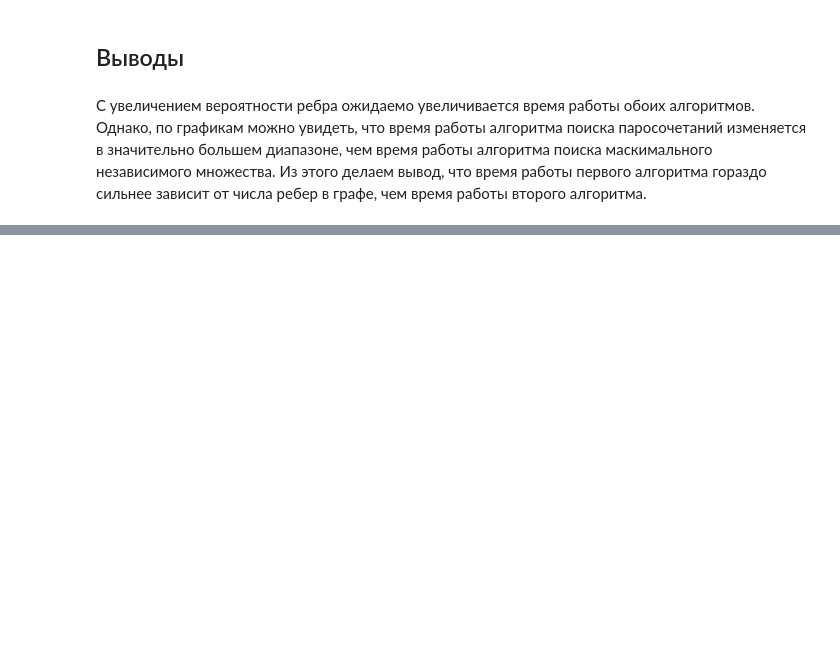
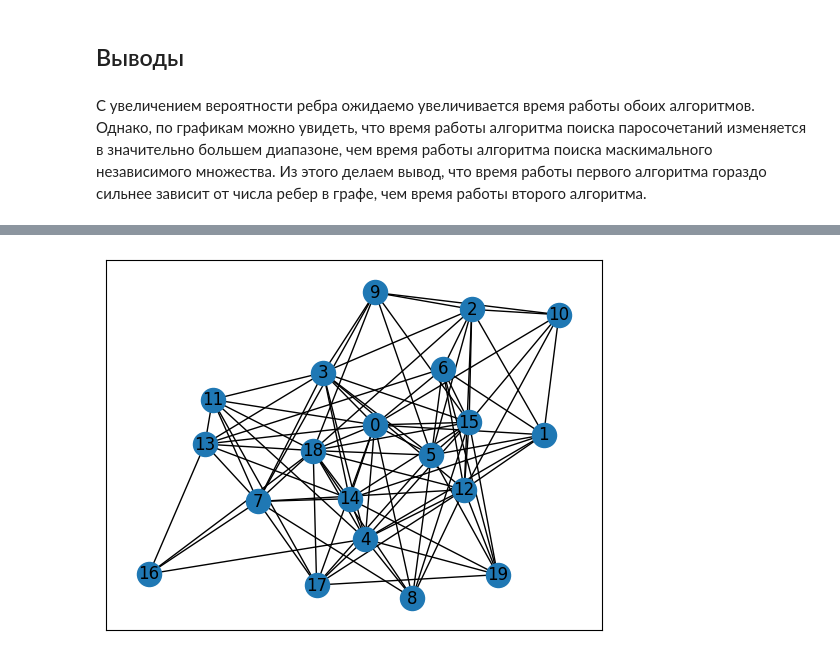
Before and after one commit to multifacs/graph-algorithms, a Jupyter notebook: graph-algorithms.ipynb, the cells around one changed output, grey strips where cells are left out. Drawn from its saved outputs; the diff is of its cells as text; code cells hidden in the pictures; blank space fills up the shorter version.

```diff
--- a/graph-algorithms.ipynb
+++ b/graph-algorithms.ipynb
@@ -263,0 +274,5 @@ plt.show()
+# %%
+G = nx.fast_gnp_random_graph(20, 0.5)
+nx.draw_networkx(G)
+# %% [output]
+[figure, added]
```
Also changed, not shown: parts of 1 cell of this notebook, 1 other file.
